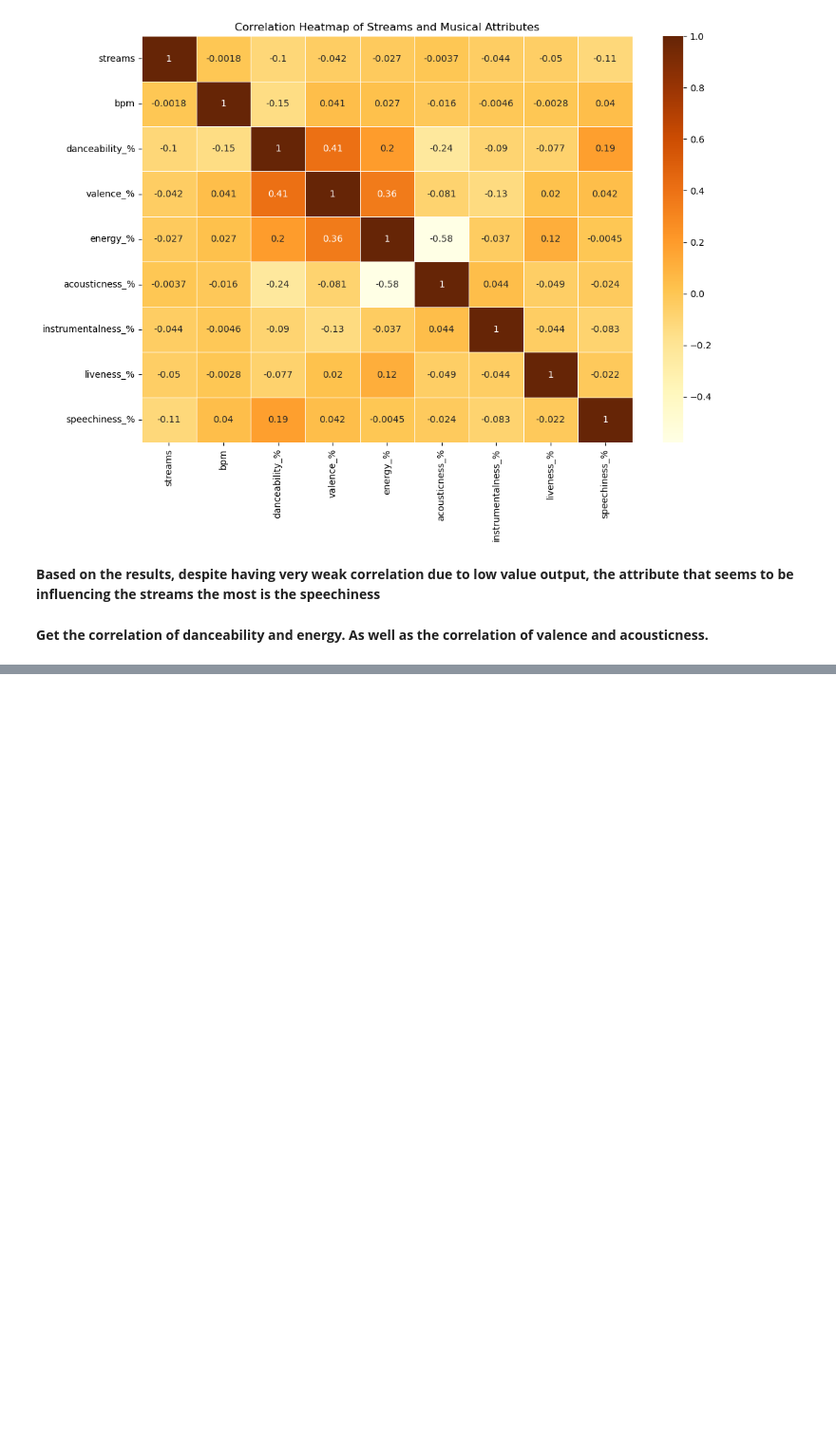
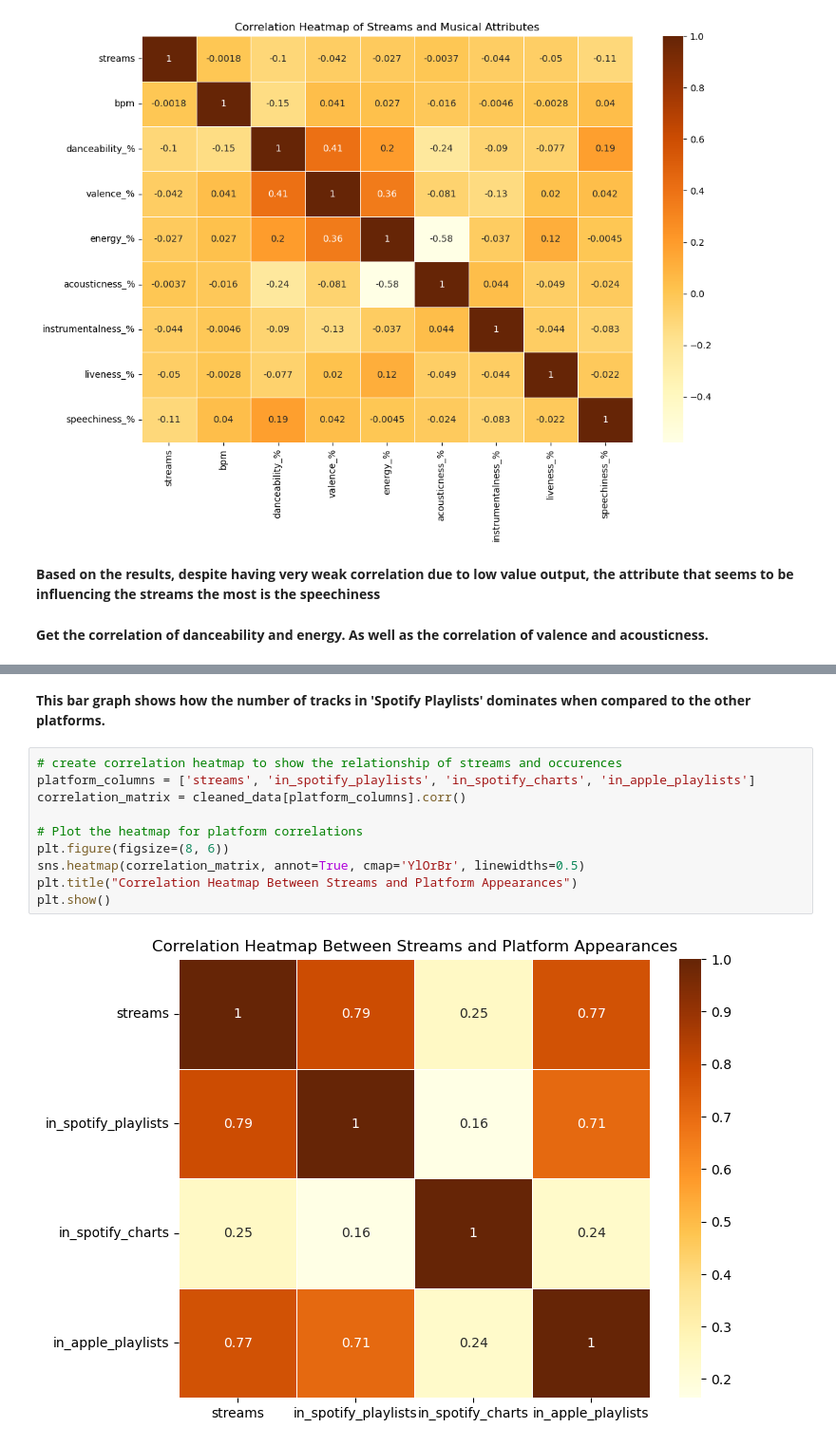
Before and after one commit to robss1130/ECE2112-Python-Exploratory_Data_Analysis, a Jupyter notebook: EDA_Spotify2023.ipynb, the cells around one changed output, grey strips where cells are left out. Shown at 95% size. Saved outputs shown, nothing was run; the diff lists cells and outputs as text; blank space fills up the shorter version.

```diff
--- a/EDA_Spotify2023.ipynb
+++ b/EDA_Spotify2023.ipynb
@@ -416,0 +448,14 @@ Correlation between Valence and Acousticness: -0.08
+# %% [markdown]
+**This bar graph shows how the number of tracks in 'Spotify Playlists' dominates when compared to the other platforms.**
+# %%
+# create correlation heatmap to show the relationship of streams and occurences
+platform_columns = ['streams', 'in_spotify_playlists', 'in_spotify_charts', 'in_apple_playlists']
+correlation_matrix = cleaned_data[platform_columns].corr()
+
+# Plot the heatmap for platform correlations
+plt.figure(figsize=(8, 6))
+sns.heatmap(correlation_matrix, annot=True, cmap='YlOrBr', linewidths=0.5)
+plt.title("Correlation Heatmap Between Streams and Platform Appearances")
+plt.show()
+# %% [output]
+[figure, added]
```
Also changed, not shown: parts of 7 cells of this notebook.
